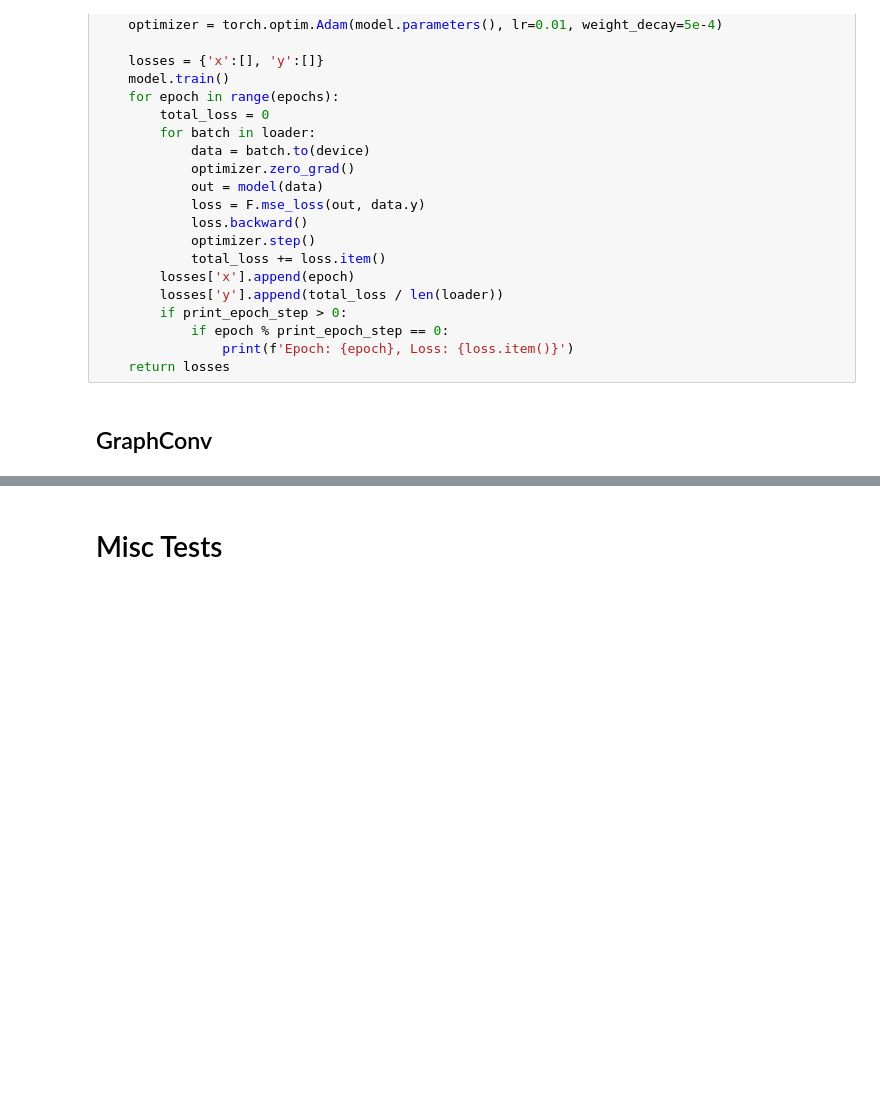
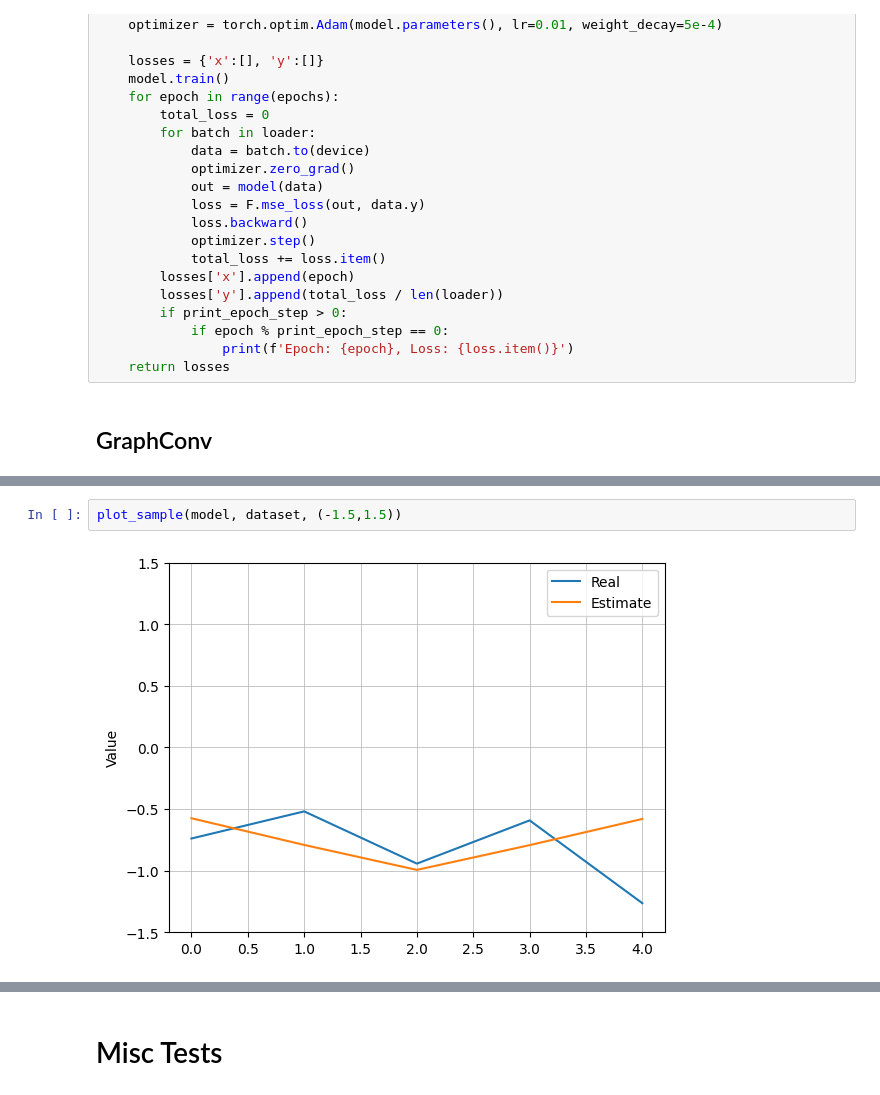
Before and after one commit to TiagoCAAmorim/graph_nn, a Jupyter notebook: gnn_lineq/notebooks/tests.ipynb, the cells around one changed output, grey strips where cells are left out. Drawn from its saved outputs; the diff is of its cells as text; blank space fills up the shorter version.

```diff
--- a/gnn_lineq/notebooks/tests.ipynb
+++ b/gnn_lineq/notebooks/tests.ipynb
@@ -562,0 +655,4 @@ Result (torch.Size([5, 1])): [ 0.2625604   0.35546017  0.2187306  -0.13376538  0
+# %%
+plot_sample(model, dataset, (-1.5,1.5))
+# %% [output]
+[figure, added]
```
Also changed, not shown: parts of 12 cells of this notebook.
